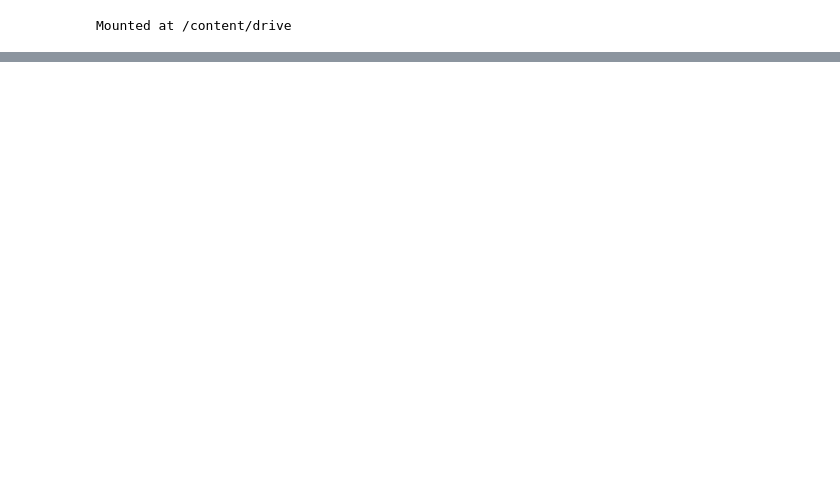
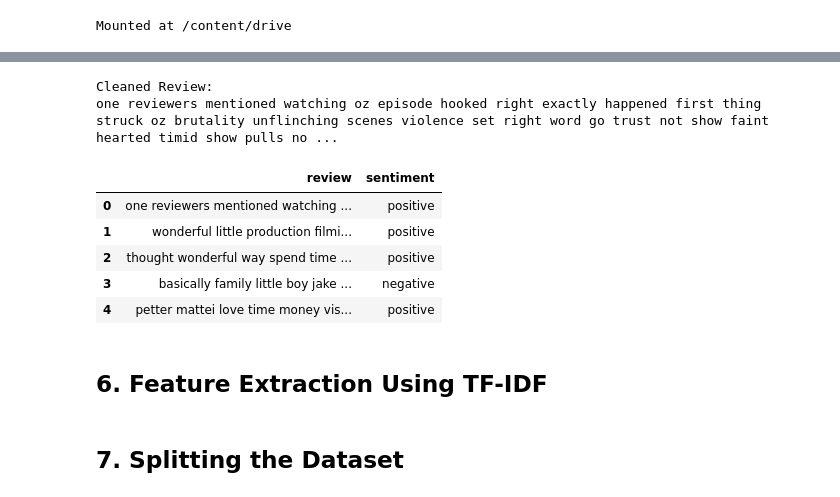
Before and after one commit to janamaher30/Machine-Learning-Project-, a Jupyter notebook: Part_C_Text_Classification.ipynb, the cells around one changed output, grey strips where cells are left out. Cells and saved outputs as stored; diff of their text form; code cells hidden in the pictures; blank space fills up the shorter version.

```diff
--- a/Part_C_Text_Classification.ipynb
+++ b/Part_C_Text_Classification.ipynb
@@ -41,0 +141,37 @@ Shape: (50000, 2)
+# %%
+df_clean['review'] = df_clean['review'].apply(
+    lambda x: re.sub(r'\d+', ' ', x)
+)
+# %%
+stop_words = set(stopwords.words('english'))
+
+negations = {'not', 'no', 'nor'}
+
+stop_words = stop_words - negations
+# %%
+df_clean['review'] = df_clean['review'].apply(
+    lambda x: ' '.join(
+        word for word in x.split()
+        if word not in stop_words
+    )
+)
+# %%
+df_clean['review'] = df_clean['review'].apply(
+    lambda x: re.sub(r'\s+', ' ', x).strip()
+)
+# %%
+print("Cleaned Review:")
+print(df_clean['review'].iloc[0])
+
+display(df_clean.head())
+# %% [output]
+Cleaned Review:
+one reviewers mentioned watching oz episode hooked right exactly happened first thing struck oz brutality unflinching scenes violence set right word go trust not show faint hearted timid show pulls no ...
+|  | review | sentiment |
+| 0 | one reviewers mentioned watching ... | positive |
+| 1 | wonderful little production filmi... | positive |
+| 2 | thought wonderful way spend time ... | positive |
+| 3 | basically family little boy jake ... | negative |
+| 4 | petter mattei love time money vis... | positive |
+# %% [markdown]
+## 6. Feature Extraction Using TF-IDF
@@ -41,0 +183,2 @@ Shape: (50000, 2)
+# %% [markdown]
+## 7. Splitting the Dataset
```
Also changed, not shown: parts of 33 cells of this notebook.
